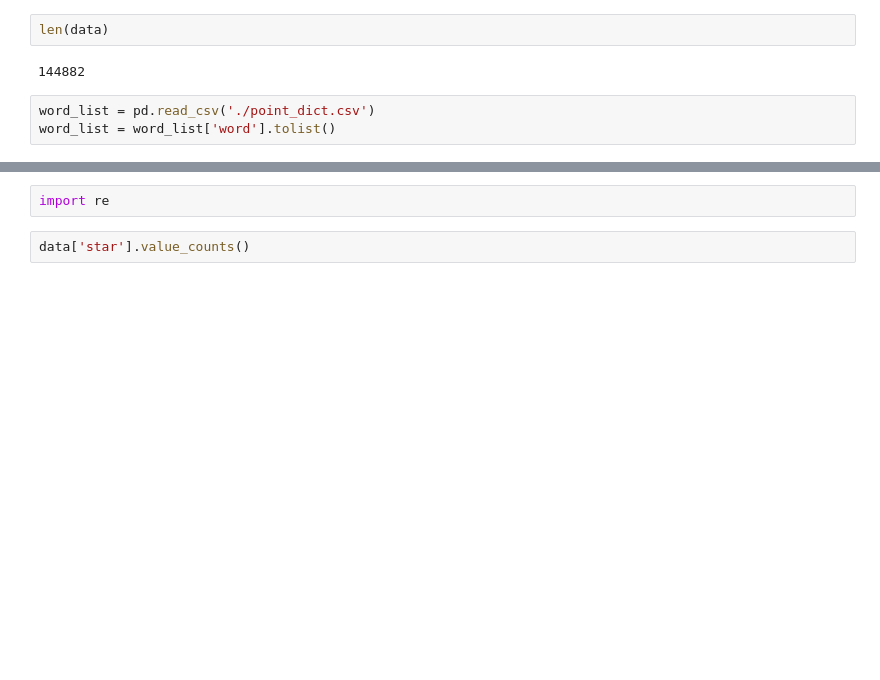
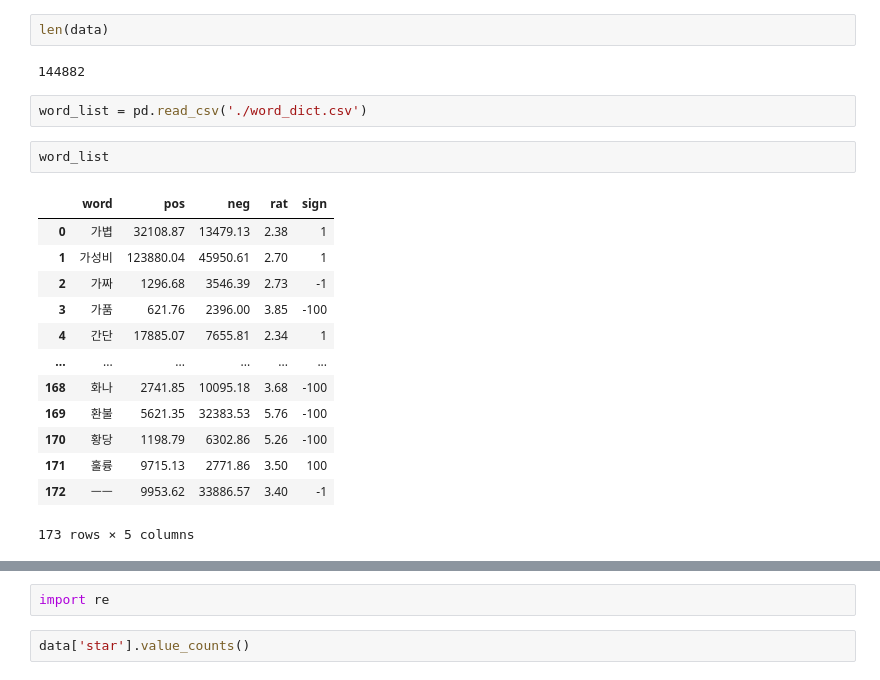
Before and after one commit to cgoeun/coupang_review, a Jupyter notebook: test2.ipynb, the cells around one changed output, grey strips where cells are left out. Cells and saved outputs as stored; diff of their text form; blank space fills up the shorter version.

```diff
--- a/test2.ipynb
+++ b/test2.ipynb
@@ -16,6 +16,21 @@ len(data)
 # %% [output]
 144882
 # %%
-word_list = pd.read_csv('./point_dict.csv')
-word_list = word_list['word'].tolist()
+word_list = pd.read_csv('./word_dict.csv')
+# %%
+word_list
+# %% [output]
+|  | word | pos | neg | rat | sign |
+| 0 | 가볍 | 32108.87 | 13479.13 | 2.38 | 1 |
+| 1 | 가성비 | 123880.04 | 45950.61 | 2.70 | 1 |
+| 2 | 가짜 | 1296.68 | 3546.39 | 2.73 | -1 |
+| 3 | 가품 | 621.76 | 2396.00 | 3.85 | -100 |
+| 4 | 간단 | 17885.07 | 7655.81 | 2.34 | 1 |
+| ... | ... | ... | ... | ... | ... |
+| 168 | 화나 | 2741.85 | 10095.18 | 3.68 | -100 |
+| 169 | 환불 | 5621.35 | 32383.53 | 5.76 | -100 |
+| 170 | 황당 | 1198.79 | 6302.86 | 5.26 | -100 |
+| 171 | 훌륭 | 9715.13 | 2771.86 | 3.50 | 100 |
+| 172 | ㅡㅡ | 9953.62 | 33886.57 | 3.40 | -1 |
+173 rows × 5 columns
 # %%
```
Also changed, not shown: parts of 14 cells of this notebook, 1 other file.
